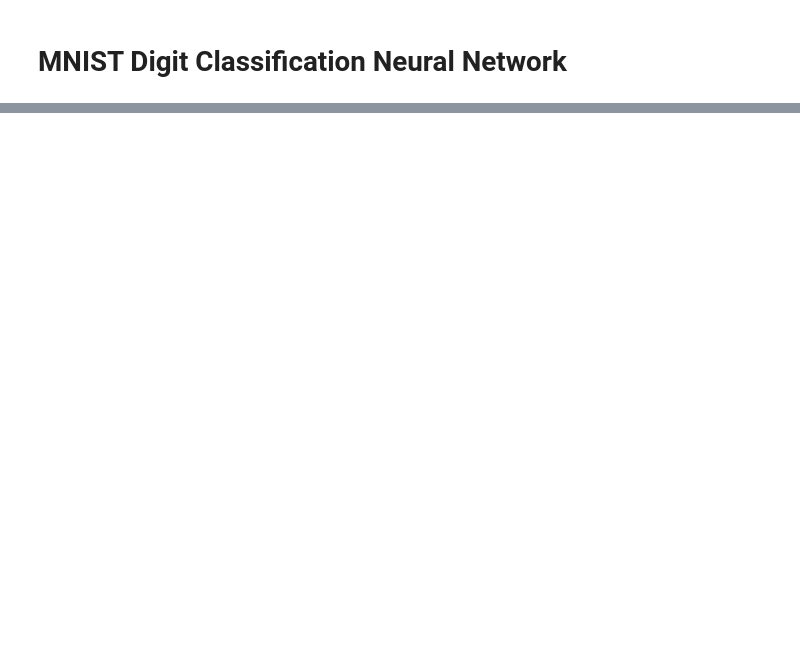
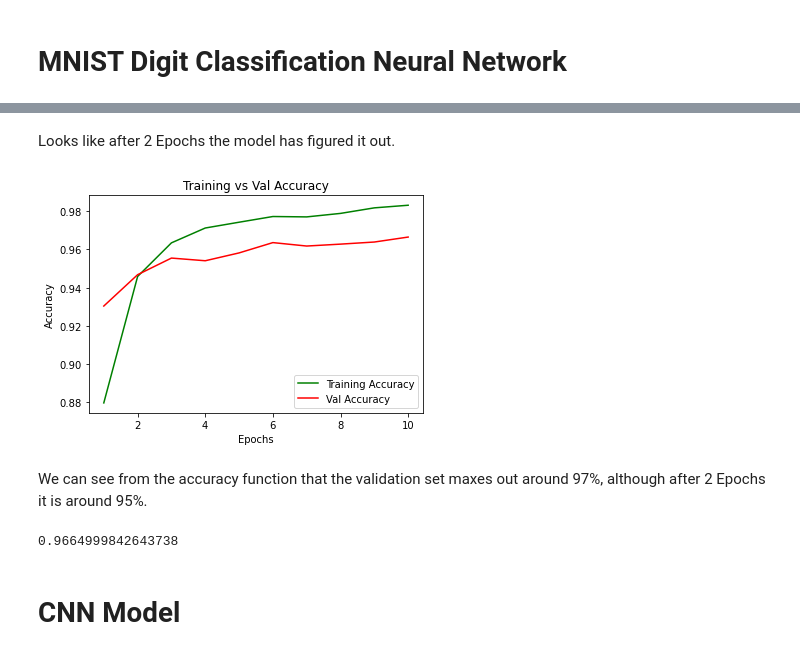
Before and after one commit to twhipple/Digits_Classification_NN, a Jupyter notebook: MNIST_Digit_Classification_NN.ipynb, the cells around one changed output, grey strips where cells are left out. Saved outputs shown, nothing was run; the diff lists cells and outputs as text; code cells hidden in the pictures; blank space fills up the shorter version.

```diff
--- a/MNIST_Digit_Classification_NN.ipynb
+++ b/MNIST_Digit_Classification_NN.ipynb
@@ -102,0 +163,16 @@ visualize_loss(training_results)
+# %% [markdown]
+Looks like after 2 Epochs the model has figured it out.
+# %%
+# Run accuracy function chart
+visualize_accuracy(training_results)
+# %% [output]
+[figure, added]
+# %% [markdown]
+We can see from the accuracy function that the validation set maxes out around 97%, although after 2 Epochs it is around 95%.
+# %%
+# Review first models accuracy after set Epochs
+training_results.history['val_accuracy'][-1]
+# %% [output]
+0.9664999842643738
+# %% [markdown]
+# CNN Model
```
Also changed, not shown: parts of 46 cells of this notebook, 1 other file.
